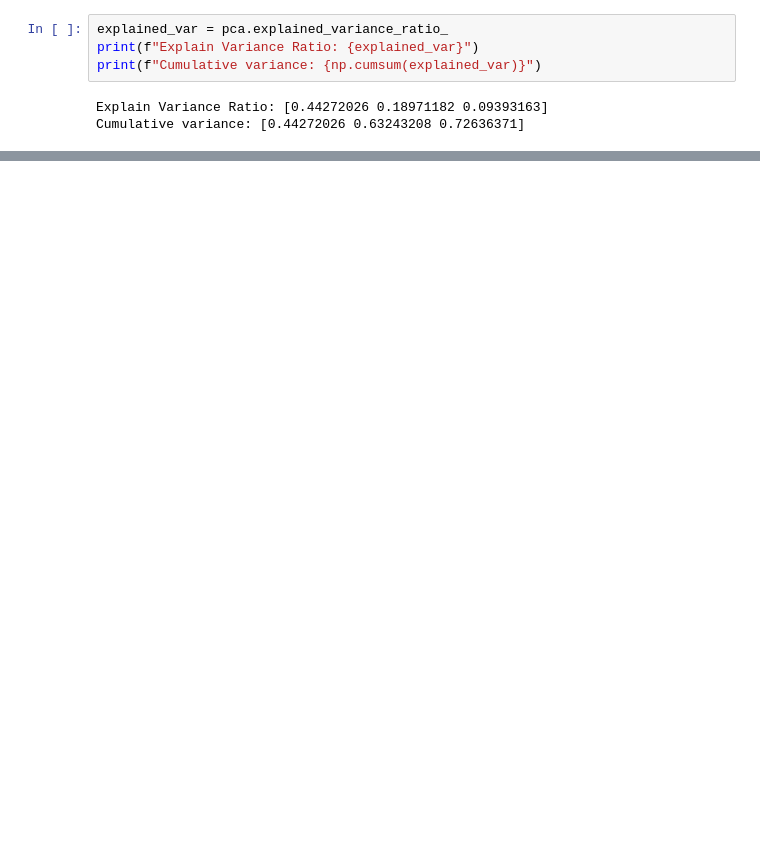
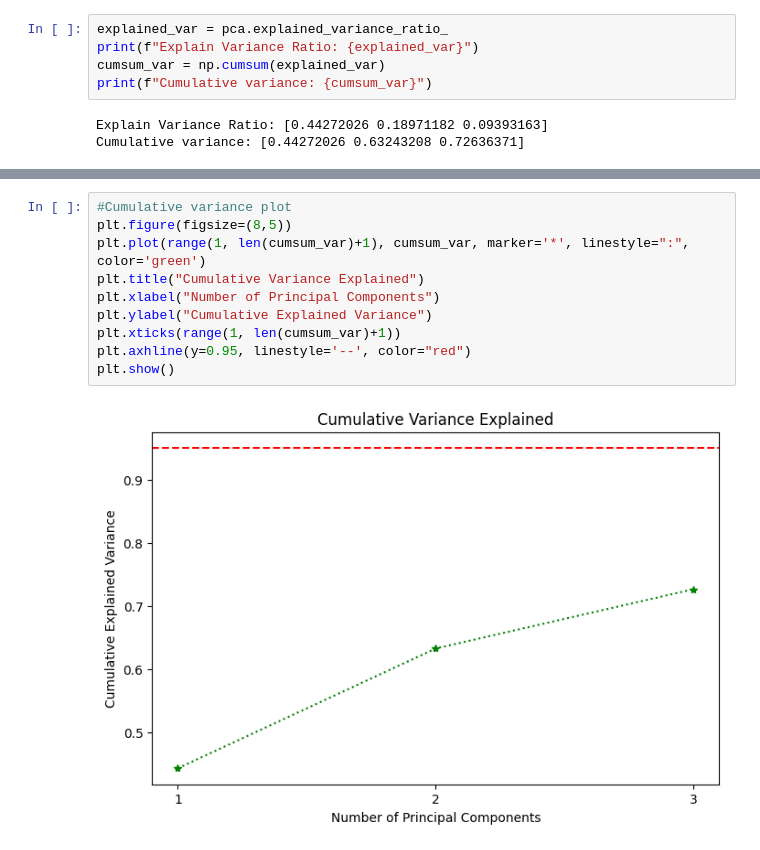
Before and after one commit to Md-Maruf-1727/dimensionality-reduction, a Jupyter notebook: PCA_practice.ipynb, the cells around one changed output, grey strips where cells are left out. Saved outputs shown, nothing was run; the diff lists cells and outputs as text; blank space fills up the shorter version.

Commit message:
cumulative variance plot

```diff
--- a/PCA_practice.ipynb
+++ b/PCA_practice.ipynb
@@ -97,7 +97,8 @@ array([[ 9.19283683,  1.94858307, -1.12316616],
 # %%
 explained_var = pca.explained_variance_ratio_
 print(f"Explain Variance Ratio: {explained_var}")
-print(f"Cumulative variance: {np.cumsum(explained_var)}")
+cumsum_var = np.cumsum(explained_var)
+print(f"Cumulative variance: {cumsum_var}")
 # %% [output]
 Explain Variance Ratio: [0.44272026 0.18971182 0.09393163]
 Cumulative variance: [0.44272026 0.63243208 0.72636371]
@@ -112,3 +113,15 @@ plt.xticks(range(1, len(explained_var)+1))
 plt.show()
 # %% [output]
 [figure]
+# %%
+#Cumulative variance plot
+plt.figure(figsize=(8,5))
+plt.plot(range(1, len(cumsum_var)+1), cumsum_var, marker='*', linestyle=":", color='green')
+plt.title("Cumulative Variance Explained")
+plt.xlabel("Number of Principal Components")
+plt.ylabel("Cumulative Explained Variance")
+plt.xticks(range(1, len(cumsum_var)+1))
+plt.axhline(y=0.95, linestyle='--', color="red")
+plt.show()
+# %% [output]
+[figure, added]
```
Also changed, not shown: parts of 1 cell of this notebook.
